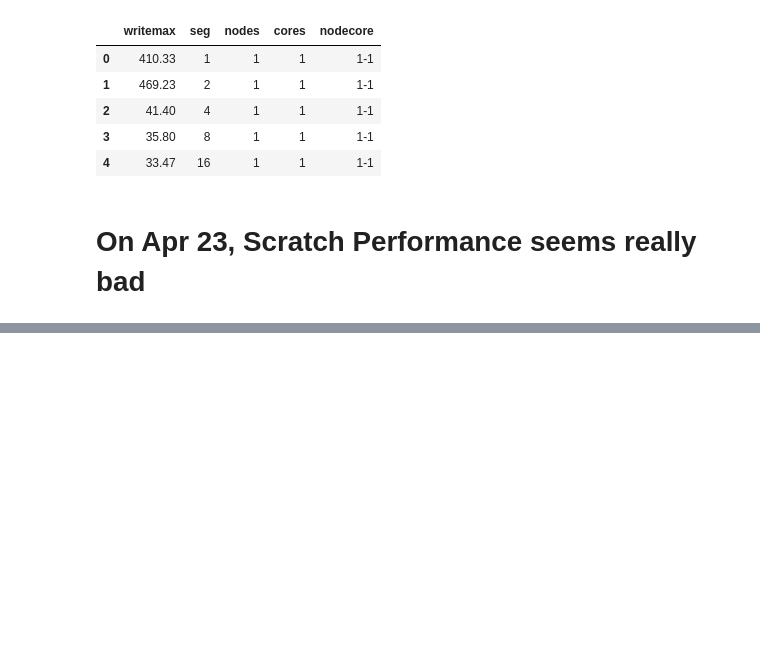
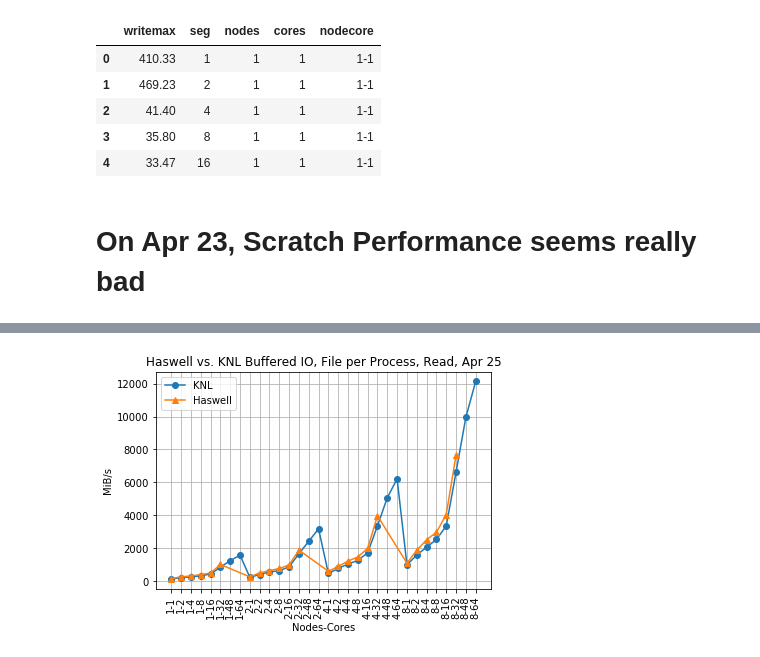
Before and after one commit to NERSC/heterogeneous-IO, a Jupyter notebook: cpu/plot/iostack.ipynb, the cells around one changed output, grey strips where cells are left out. Saved outputs shown, nothing was run; the diff lists cells and outputs as text; code cells hidden in the pictures; blank space fills up the shorter version.

```diff
--- a/cpu/plot/iostack.ipynb
+++ b/cpu/plot/iostack.ipynb
@@ -305,0 +392,8 @@ dfhasr
+# %%
+jobid="4685871"
+keyword="read"
+tt='KNL Buffered IO, File per Process,'
+dfknlbr=ior_forjob(dir,jobid,keyword,tt)
+keyword="Max Read"
+tt='KNL Buffered IO, File per Process,'
+dfknlbrmax=ior_forjob(dir,jobid,keyword,tt)
@@ -305,0 +409,8 @@ dfhasr
+# %%
+jobid="4685865"
+keyword="read"
+tt='HASWELL Buffered IO, File per Process,'
+dfhasbr=ior_forjob(dir,jobid,keyword,tt)
+keyword="Max Read"
+tt='HASWELL Buffered IO, File per Process,'
+dfhasbrmax=ior_forjob(dir,jobid,keyword,tt)
@@ -305,0 +426,5 @@ dfhasr
+# %%
+tt='Haswell vs. KNL Buffered IO, File per Process, Read, Apr 25'
+ior_plot_two(dfknlbr,dfhasbr,tt,step=2)
+# %% [output]
+[figure, added]
```
Also changed, not shown: parts of 30 cells of this notebook.
